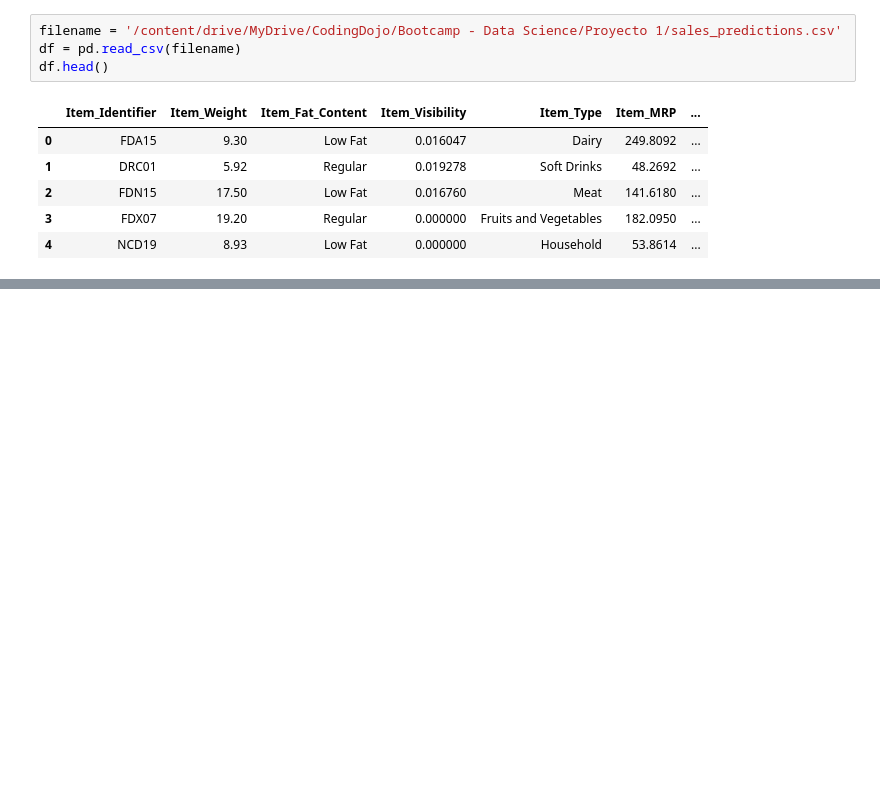
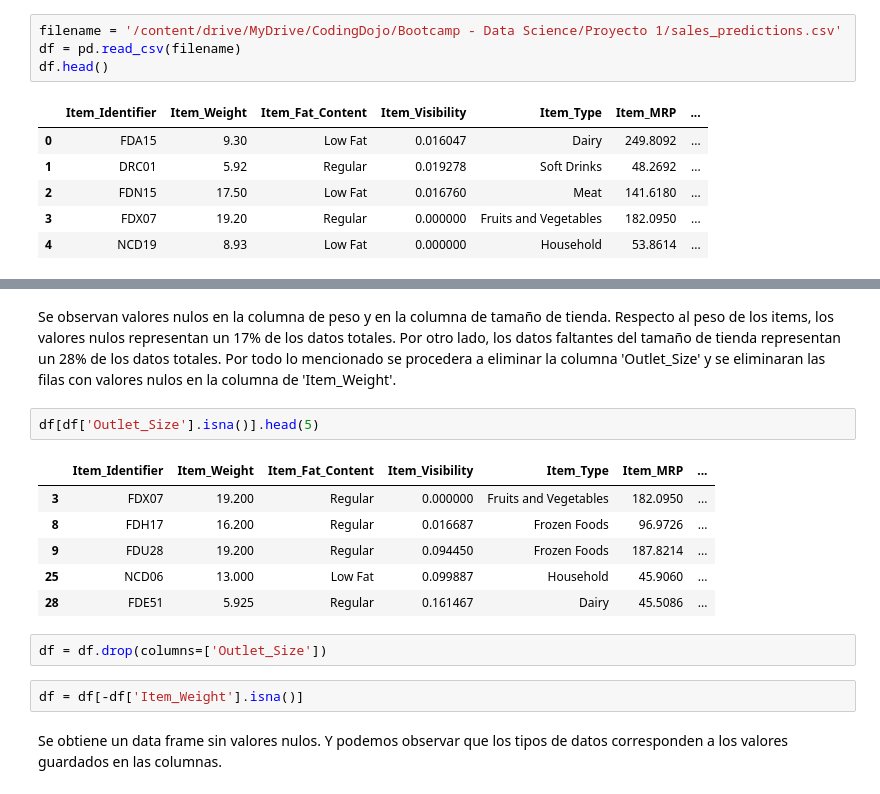
Before and after one commit to JuniorRF19/Sales-Predictions, a Jupyter notebook: Sales_Prediction.ipynb, the cells around one changed output, grey strips where cells are left out. Saved outputs shown, nothing was run; the diff lists cells and outputs as text; blank space fills up the shorter version.

```diff
--- a/Sales_Prediction.ipynb
+++ b/Sales_Prediction.ipynb
@@ -26,0 +49,17 @@ df.head()
+# %% [markdown]
+Se observan valores nulos en la columna de peso y en la columna de tamaño de tienda. Respecto al peso de los items, los valores nulos representan un 17% de los datos totales. Por otro lado, los datos faltantes del tamaño de tienda representan un 28% de los datos totales. Por todo lo mencionado se procedera a eliminar la columna 'Outlet_Size' y se eliminaran las filas con valores nulos en la columna de 'Item_Weight'.
+# %%
+df[df['Outlet_Size'].isna()].head(5)
+# %% [output]
+|  | Item_Identifier | Item_Weight | Item_Fat_Content | Item_Visibility | Item_Type | Item_MRP | ... |
+| 3 | FDX07 | 19.200 | Regular | 0.000000 | Fruits and Vegetables | 182.0950 | ... |
+| 8 | FDH17 | 16.200 | Regular | 0.016687 | Frozen Foods | 96.9726 | ... |
+| 9 | FDU28 | 19.200 | Regular | 0.094450 | Frozen Foods | 187.8214 | ... |
+| 25 | NCD06 | 13.000 | Low Fat | 0.099887 | Household | 45.9060 | ... |
+| 28 | FDE51 | 5.925 | Regular | 0.161467 | Dairy | 45.5086 | ... |
+# %%
+df = df.drop(columns=['Outlet_Size'])
+# %%
+df = df[-df['Item_Weight'].isna()]
+# %% [markdown]
+Se obtiene un data frame sin valores nulos. Y podemos observar que los tipos de datos corresponden a los valores guardados en las columnas.
```
Also changed, not shown: parts of 5 cells of this notebook.
